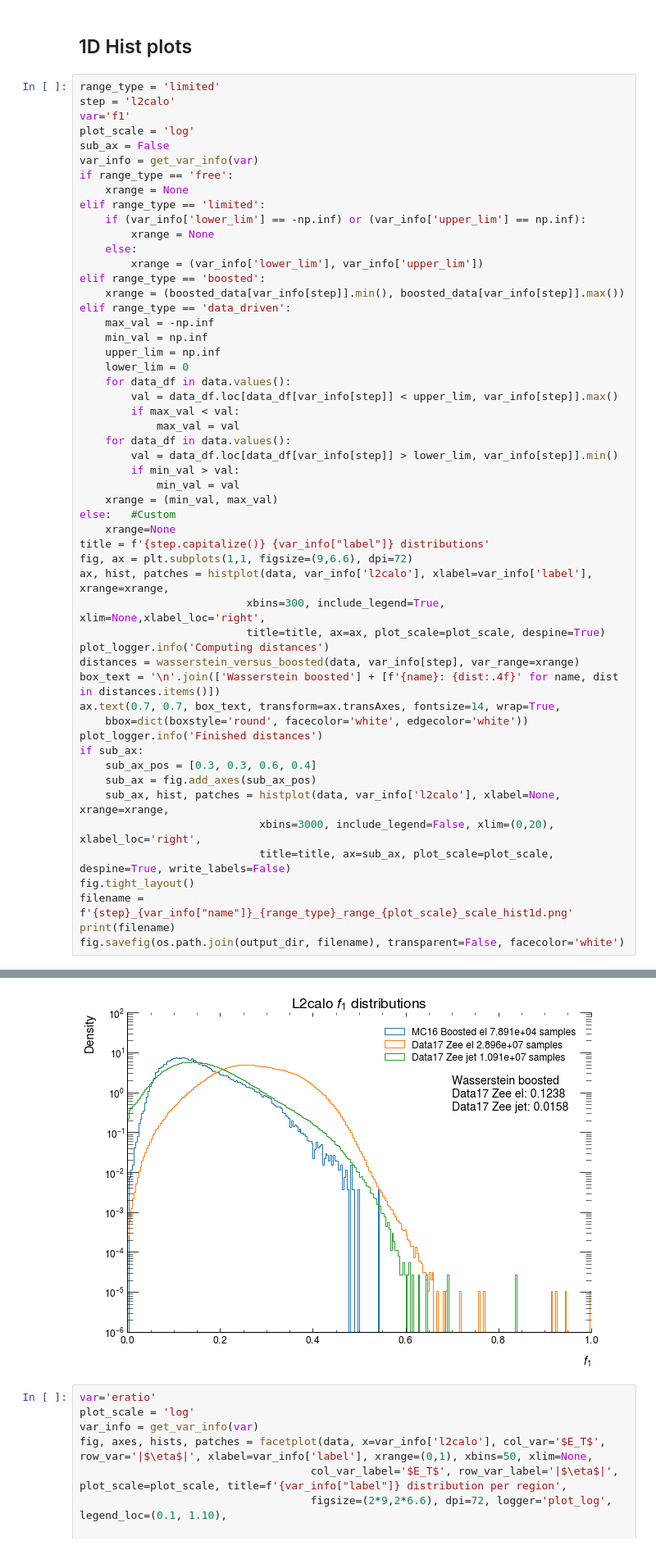
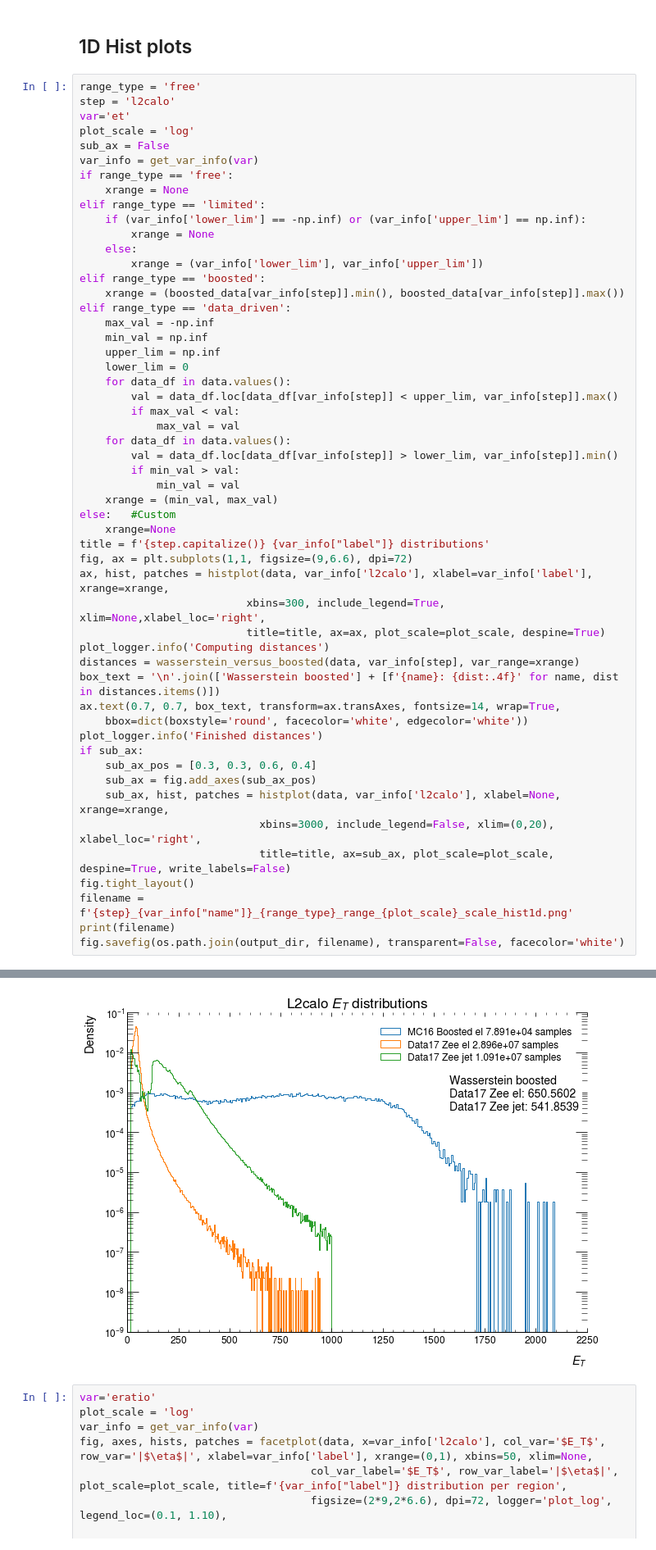
Before and after one commit to lucasbanunes/ringer, a Jupyter notebook: plots.ipynb, the cells around one changed output, grey strips where cells are left out. Shown at 82% size. Drawn from its saved outputs; the diff is of its cells as text.

```diff
--- a/plots.ipynb
+++ b/plots.ipynb
@@ -443,9 +419,9 @@ wasser_data = pd.DataFrame(wasser_data, columns=cols)
 # %% [markdown]
 ## 1D Hist plots
 # %%
-range_type = 'limited'
+range_type = 'free'
 step = 'l2calo'
-var='f1'
+var='et'
 plot_scale = 'log'
 sub_ax = False
 var_info = get_var_info(var)
@@ -502,4 +478,4 @@ l2calo_f1_limited_range_log_scale_hist1d.png
-[figure, old version]
+[figure, new version]
 # %%
 var='eratio'
 plot_scale = 'log'
```
Also changed, not shown: parts of 5 cells of this notebook.
